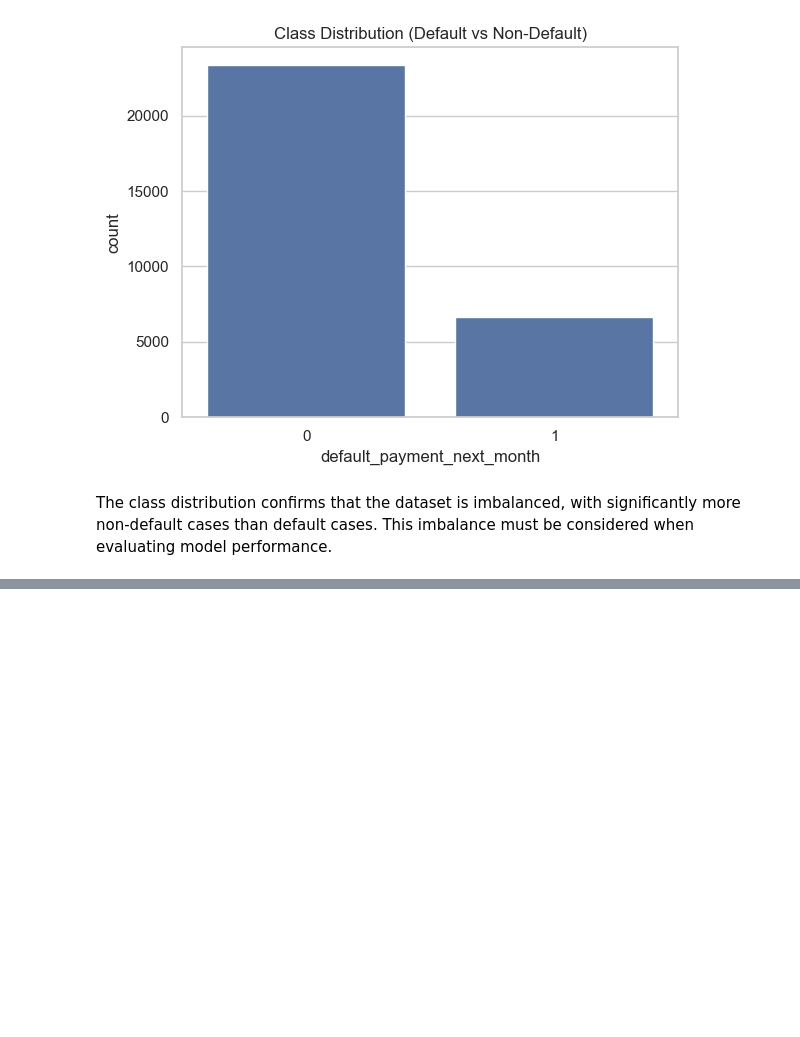
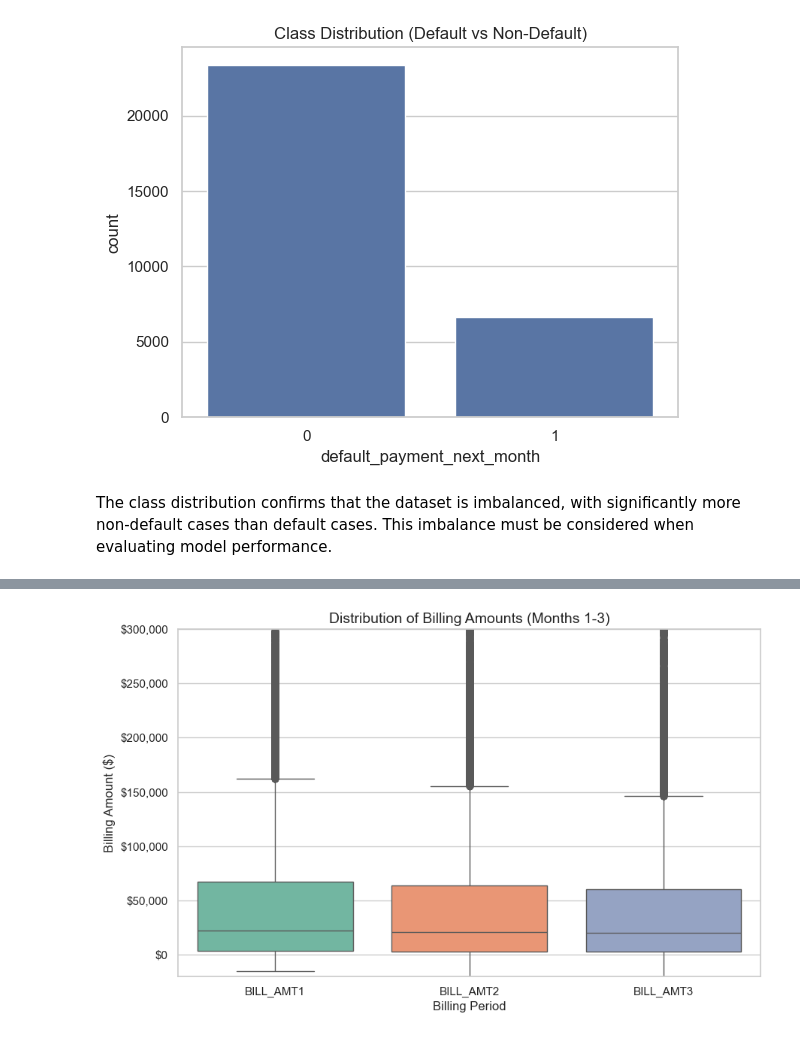
Before and after one commit to Denim951/credit-card-default-prediction, a Jupyter notebook: credit-default-analysis.ipynb, the cells around one changed output, grey strips where cells are left out. Cells and saved outputs as stored; diff of their text form; code cells hidden in the pictures; blank space fills up the shorter version.

```diff
--- a/credit-default-analysis.ipynb
+++ b/credit-default-analysis.ipynb
@@ -250,0 +268,23 @@ NameError: name 'mtick' is not defined
+# %%
+# Set a clean grid style
+sns.set_style("whitegrid")
+plt.figure(figsize=(10, 6))
+
+# Create boxplot with a better color palette
+ax = sns.boxplot(data=df[['BILL_AMT1', 'BILL_AMT2', 'BILL_AMT3']], palette="Set2")
+
+# Title and labels
+plt.title("Distribution of Billing Amounts (Months 1-3)", fontsize=14)
+plt.ylabel("Billing Amount ($)", fontsize=12)
+plt.xlabel("Billing Period", fontsize=12)
+
+# Format the y-axis for standard currency (no scientific notation)
+ax.yaxis.set_major_formatter(mtick.StrMethodFormatter('${x:,.0f}'))
+
+# Cap the view to -20k and 300k to see the boxes more clearly
+# while still acknowledging the outliers exist
+plt.ylim(-20000, 300000)
+
+plt.show()
+# %% [output]
+[figure, added]
```
Also changed, not shown: parts of 12 cells of this notebook.
